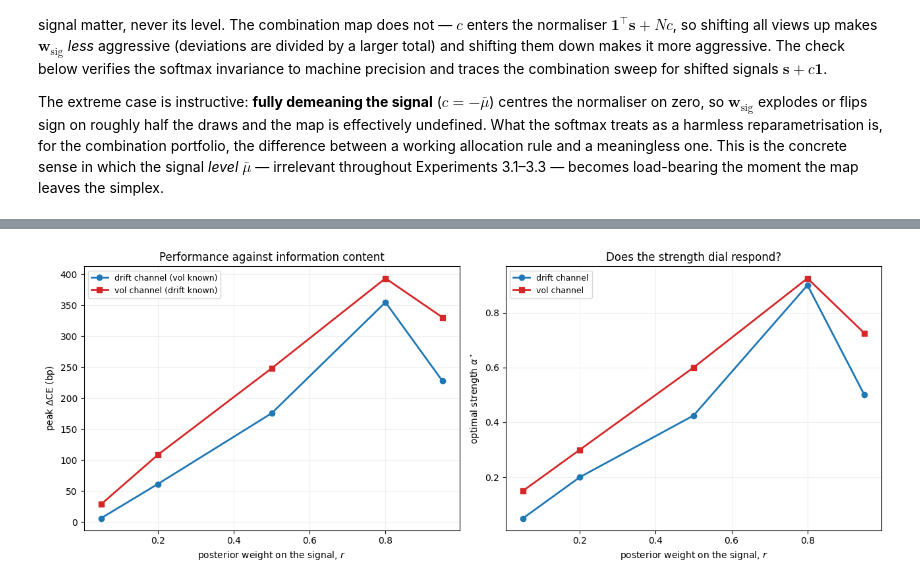
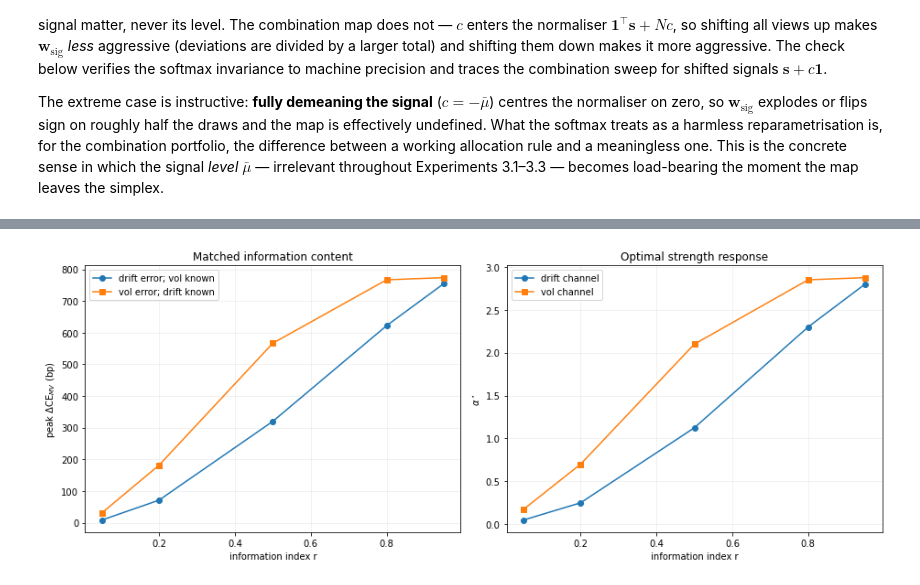
Before and after one commit to buffettlaw/COMP0077_Signal_Strength_in_Portfolio_Construction, a Jupyter notebook: combination_simulation.ipynb, the cells around one changed output, grey strips where cells are left out. Drawn from its saved outputs; the diff is of its cells as text; code cells hidden in the pictures.

```diff
--- a/combination_simulation.ipynb
+++ b/combination_simulation.ipynb
@@ -455,60 +386,44 @@ which is $\kappa_\mu$ for the drift channel (dispersion $\sigma_\mu$) and $\kapp
 # %%
-# ---- Experiment 3.6 setup: heterogeneous volatilities and a vol-tracking signal ----
-rng_vol   = np.random.default_rng(4343)
-sigma_bar, sigma_sig = 0.20, 0.05
-sig_i = np.clip(sigma_bar + sigma_sig * rng_vol.standard_normal((n_sims, N)), 0.05, None)
-eta0  = rng_vol.standard_normal((n_sims, N))              # standardised vol-signal noise
-R_het = np.exp((mu - 0.5 * sig_i**2) * dt + sig_i * np.sqrt(dt) * phi) - 1.0   # same mu, phi (CRN)
+# ---- Experiment 3.6: heterogeneous volatility and matched information ----
+rng_vol=np.random.default_rng(4343)
+sigma_bar,sigma_sig=0.20,0.05
+sig_i=np.clip(sigma_bar+sigma_sig*rng_vol.standard_normal((n_sims,N)),0.05,None)
+eta0=rng_vol.standard_normal((n_sims,N))
+R_het=np.exp((mu-.5*sig_i**2)*dt+sig_i*np.sqrt(dt)*phi)-1
+var_bar=np.mean(sig_i**2)  # exact simulated prior mean after clipping
+d_logvol=np.log(sig_i).std()
+s36=mu+sigma_eps_base*eps0
+alpha_g36=np.linspace(0,8,321)
 
-var_bar  = sigma_bar**2 + sigma_sig**2                    # cross-sectional mean of sigma_i^2
-d_logvol = np.log(sig_i).std()                            # exact log-vol dispersion, not the delta-method proxy
-s36      = mu + sigma_eps_base * eps0
-alpha_g36 = np.linspace(0.0, 8.0, 321)                    # the return is linear in alpha, so a fine grid is cheap
+r_levels=[.95,.8,.5,.2,.05]
+nums_drift={}; nums_vol={}
+for r in r_levels:
+    fac=np.sqrt((1-r)/r)
+    nums_drift[r]=(mu+sigma_mu*fac*eps0)/sig_i**2
+    nu=d_logvol*fac
+    sh=sig_i*np.exp(nu*eta0-.5*nu**2)
+    nums_vol[r]=mu/sh**2
+all_masks=[normaliser_mask_from_num(x) for x in list(nums_drift.values())+list(nums_vol.values())]
+common36_i=np.logical_and.reduce(all_masks)
+print(f"part (i) common sample: retained {common36_i.sum()}, dropped {(~common36_i).sum()}")
+rows_drift=[best_alpha(nums_drift[r],R_het,alpha_g36,common36_i) for r in r_levels]
+rows_vol=[best_alpha(nums_vol[r],R_het,alpha_g36,common36_i) for r in r_levels]
 
-def best_alpha(num, R_mat, grid=alpha_g36):
-    # Optimal alpha within the stable region, for a given unnormalised signal-optimal leg `num`.
-    # Returns (dCE in bp, alpha*, max single-draw share there, dropped draws).
-    ns   = num.sum(axis=1)
-    m    = np.abs(ns) > 0.10 * np.median(np.abs(ns))       # normaliser guard, as everywhere
-    w_s, R_m = num[m] / ns[m, None], R_mat[m]
-    p_eq, p_sig = R_m.mean(axis=1), (w_s * R_m).sum(axis=1)
-    ce0  = -np.log(np.exp(-gamma * p_eq).mean()) / gamma   # baseline on the same masked draws
-    best = (-np.inf, np.nan, np.nan)
-    for a in grid:
-        with np.errstate(over='ignore'):
-            u = np.exp(-gamma * ((1.0 - a) * p_eq + a * p_sig))
-        msh = u.max() / u.sum()
-        if msh < msh_max:
-            d = 1e4 * (-np.log(u.mean()) / gamma - ce0)
-            if d > best[0]: best = (d, a, msh)
-    return best + (int((~m).sum()),)
+fig,axes=plt.subplots(1,2,figsize=(13,5)); ax=axes[0]
+ax.plot(r_levels,[x[0] for x in rows_drift],'o-',label='drift error; vol known')
+ax.plot(r_levels,[x[0] for x in rows_vol],'s-',label='vol error; drift known')
+ax.set(xlabel='information index r',ylabel=r'peak $\Delta$CE$_{MV}$ (bp)',title='Matched information content')
+ax.grid(alpha=.2); ax.legend(); ax=axes[1]
+ax.plot(r_levels,[x[1] for x in rows_drift],'o-',label='drift channel')
+ax.plot(r_levels,[x[1] for x in rows_vol],'s-',label='vol channel')
+ax.set(xlabel='information index r',ylabel=r'$\alpha^\star$',title='Optimal strength response')
+ax.grid(alpha=.2); ax.legend(); plt.tight_layout(); plt.show()
 
-# ---- part (i): both channels indexed by the posterior weight r, other channel held clean ----
-r_levels = [0.95, 0.8, 0.5, 0.2, 0.05]
-rows_drift, rows_vol = [], []
-for r in r_levels:
-    fac = np.sqrt((1 - r) / r)
-    s_r  = mu + (sigma_mu * fac) * eps0                    # drift channel: volatility known exactly
-    rows_drift.append(best_alpha(s_r / sig_i**2, R_het))
-    nu_r = d_logvol * fac
-    sh_r = sig_i * np.exp(nu_r * eta0 - 0.5 * nu_r**2)     # vol channel: drift known exactly
-    rows_vol.append(best_alpha(mu / sh_r**2, R_het))
-
-fig, axes = plt.subplots(1, 2, figsize=(13, 5))
-ax = axes[0]
-ax.plot(r_levels, [x[0] for x in rows_drift], 'o-', lw=2, color='tab:blue', label='drift channel (vol known)')
-ax.plot(r_levels, [x[0] for x in rows_vol],   's-', lw=2, color='tab:red',  label='vol channel (drift known)')
-ax.set_xlabel(r'posterior weight on the signal, $r$'); ax.set_ylabel(r'peak $\Delta$CE (bp)')
-ax.set_title('Performance against information content'); ax.grid(alpha=0.2); ax.legend(fontsize=9)
-ax = axes[1]
-ax.plot(r_levels, [x[1] for x in rows_drift], 'o-', lw=2, color='tab:blue', label='drift channel')
-ax.plot(r_levels, [x[1] for x in rows_vol],   's-', lw=2, color='tab:red',  label='vol channel')
-ax.set_xlabel(r'posterior weight on the signal, $r$'); ax.set_ylabel(r'optimal strength $\alpha^\star$')
-ax.set_title('Does the strength dial respond?'); ax.grid(alpha=0.2); ax.legend(fontsize=9)
-plt.tight_layout(); plt.show()
-
-print(f"{'r':>6} | {'drift: dCE':>11} {'alpha*':>7} {'msh':>7} | {'vol: dCE':>9} {'alpha*':>7} {'msh':>7}")
-for r, a, b in zip(r_levels, rows_drift, rows_vol):
-    print(f"{r:>6} | {a[0]:>11.1f} {a[1]:>7.2f} {a[2]:>7.2%} | {b[0]:>9.1f} {b[1]:>7.2f} {b[2]:>7.2%}")
-print(f"\nlog-vol dispersion d = {d_logvol:.4f}  (delta-method proxy sigma_sigma/sigma_bar = {sigma_sig/sigma_bar:.4f})")
+print(f"{'r':>6}|{'drift dCE':>11}{'alpha*':>8}|{'vol dCE':>10}{'alpha*':>8}|{'vol-drift':>11}{'paired SE':>11}")
+for r,a,b in zip(r_levels,rows_drift,rows_vol):
+    pd=portfolio_from_num(nums_drift[r],a[1],R_het,common36_i)
+    pv=portfolio_from_num(nums_vol[r],b[1],R_het,common36_i)
+    gap,se=paired_block_ce(pv,pd)
+    print(f"{r:>6.2f}|{a[0]:>11.1f}{a[1]:>8.2f}|{b[0]:>10.1f}{b[1]:>8.2f}|{gap:>11.1f}{se:>11.1f}")
+print(f"log-vol dispersion index d={d_logvol:.4f}; clipped-normal prior means r is an information-matching index, not an exact posterior weight")
 # %% [output]
@@ -515 +431 @@ print(f"\nlog-vol dispersion d = {d_logvol:.4f}  (delta-method proxy sigma_sigma
-[figure, old version]
+[figure, new version]
```
Also changed, not shown: parts of 34 cells of this notebook.
